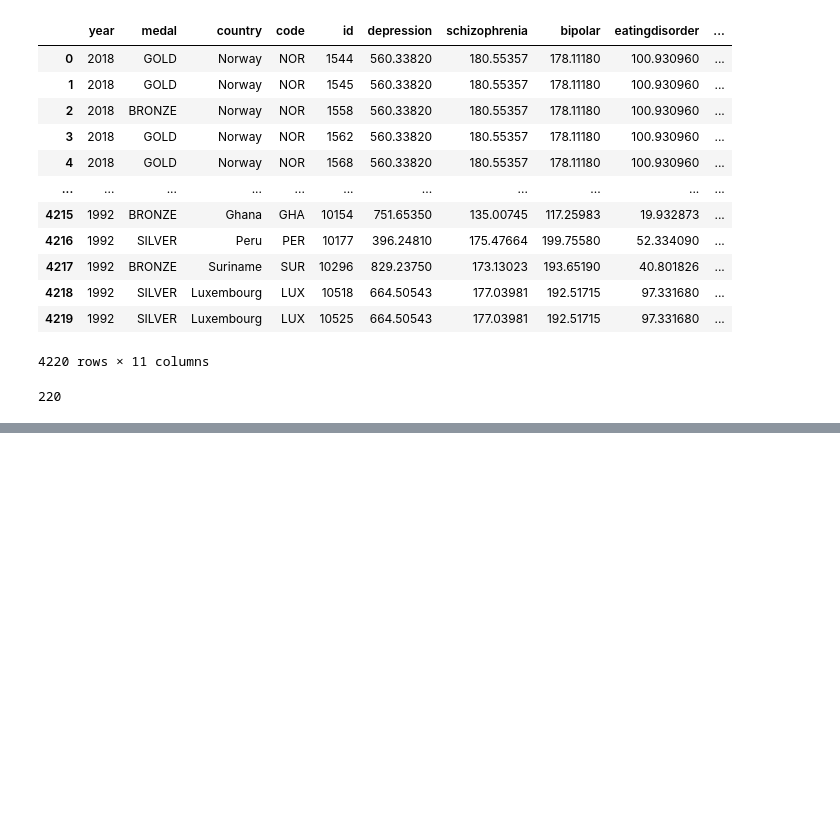
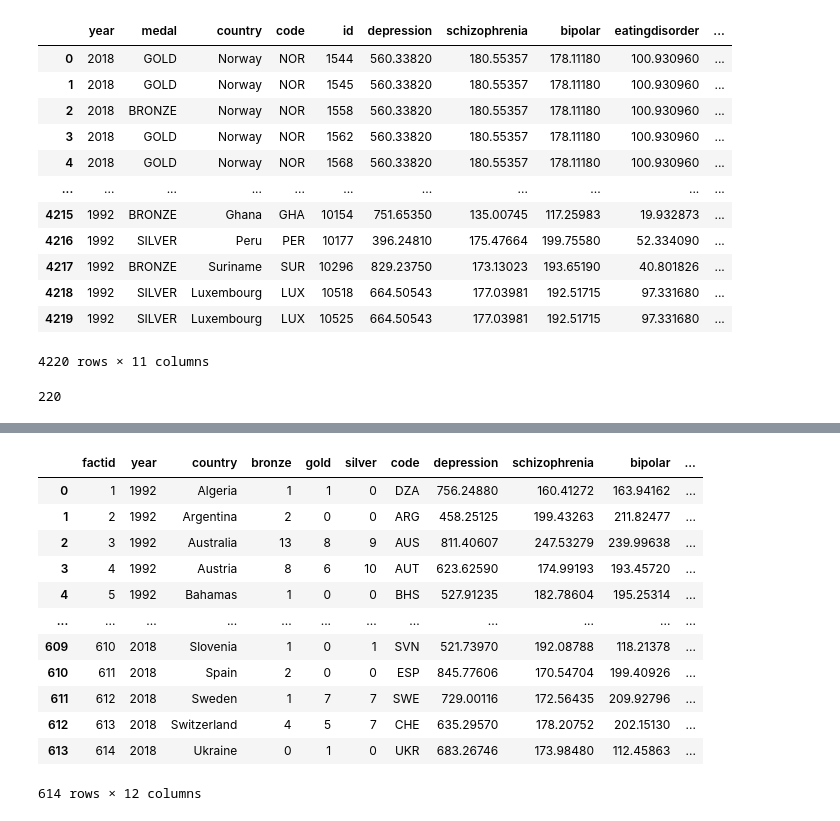
Before and after one commit to nadunvindy/Data-Warehousing-Project-1, a Jupyter notebook: Project1.ipynb, the cells around one changed output, grey strips where cells are left out. Drawn from its saved outputs; the diff is of its cells as text; code cells hidden in the pictures; blank space fills up the shorter version.

Commit message:
Made test data cube

```diff
--- a/Project1.ipynb
+++ b/Project1.ipynb
@@ -705,0 +708,4 @@ test1.to_sql("facttest", con=engine, if_exists="append", index=False)
+# %%
+medal_sums = olympic_medals.groupby(['hostid', 'country', 'medal']).size().unstack(fill_value=0)
+# %%
+medal_sums = medal_sums.reset_index()
@@ -705,0 +730,20 @@ test1.to_sql("facttest", con=engine, if_exists="append", index=False)
+# %%
+medal_sums.rename(columns={'hostid': 'year'},inplace=True)
+# %%
+test = pd.merge(medal_sums, mental_illness, on=['year','country'], how='inner')
+# %%
+test
+# %% [output]
+|  | factid | year | country | bronze | gold | silver | code | depression | schizophrenia | bipolar | ... |
+| 0 | 1 | 1992 | Algeria | 1 | 1 | 0 | DZA | 756.24880 | 160.41272 | 163.94162 | ... |
+| 1 | 2 | 1992 | Argentina | 2 | 0 | 0 | ARG | 458.25125 | 199.43263 | 211.82477 | ... |
+| 2 | 3 | 1992 | Australia | 13 | 8 | 9 | AUS | 811.40607 | 247.53279 | 239.99638 | ... |
+| 3 | 4 | 1992 | Austria | 8 | 6 | 10 | AUT | 623.62590 | 174.99193 | 193.45720 | ... |
+| 4 | 5 | 1992 | Bahamas | 1 | 0 | 0 | BHS | 527.91235 | 182.78604 | 195.25314 | ... |
+| ... | ... | ... | ... | ... | ... | ... | ... | ... | ... | ... | ... |
+| 609 | 610 | 2018 | Slovenia | 1 | 0 | 1 | SVN | 521.73970 | 192.08788 | 118.21378 | ... |
+| 610 | 611 | 2018 | Spain | 2 | 0 | 0 | ESP | 845.77606 | 170.54704 | 199.40926 | ... |
+| 611 | 612 | 2018 | Sweden | 1 | 7 | 7 | SWE | 729.00116 | 172.56435 | 209.92796 | ... |
+| 612 | 613 | 2018 | Switzerland | 4 | 5 | 7 | CHE | 635.29570 | 178.20752 | 202.15130 | ... |
+| 613 | 614 | 2018 | Ukraine | 0 | 1 | 0 | UKR | 683.26746 | 173.98480 | 112.45863 | ... |
+614 rows × 12 columns
```
Also changed, not shown: parts of 17 cells of this notebook, 2 other files.
